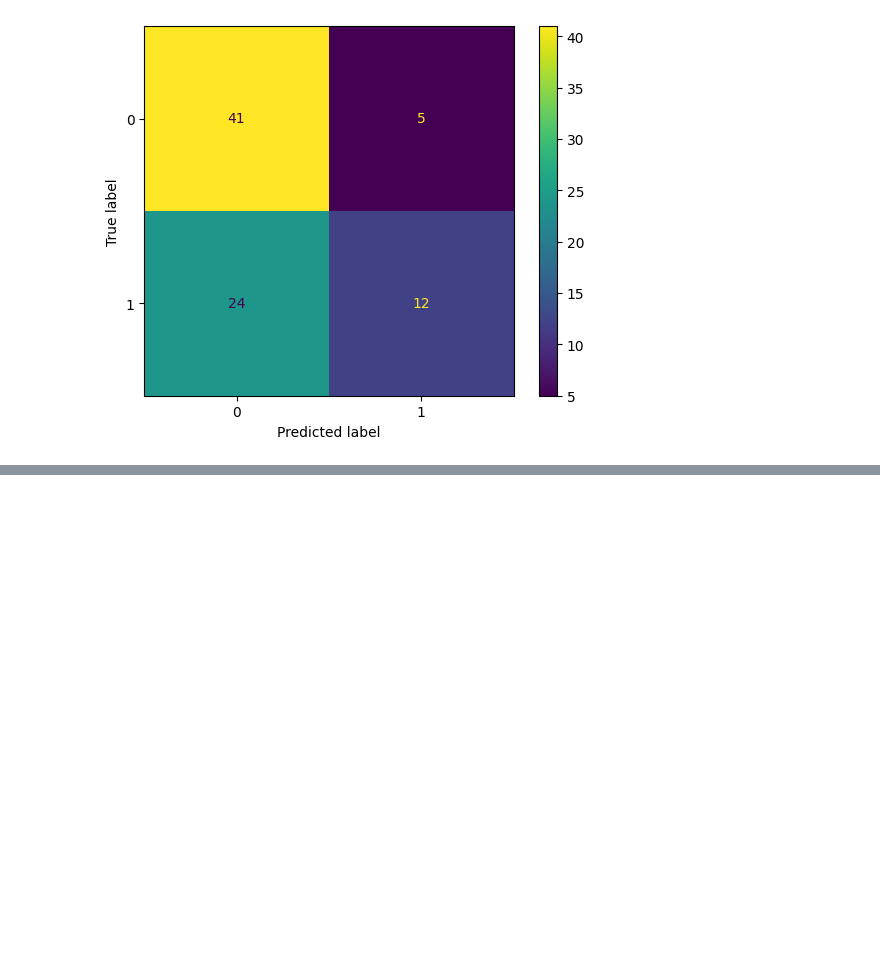
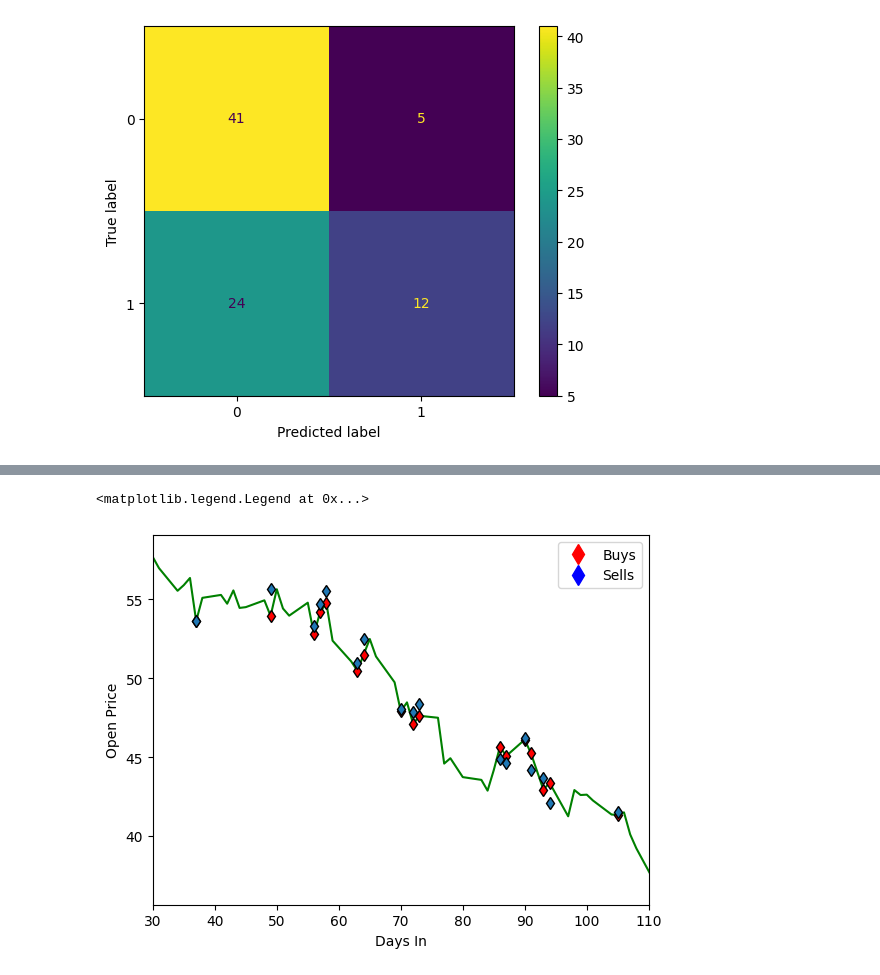
Before and after one commit to GavinlEdwards/GavinandBrady, a Jupyter notebook: final project training.ipynb, the cells around one changed output, grey strips where cells are left out. Saved outputs shown, nothing was run; the diff lists cells and outputs as text; code cells hidden in the pictures; blank space fills up the shorter version.

```diff
--- a/final project training.ipynb
+++ b/final project training.ipynb
@@ -58,0 +60,15 @@ ConfusionMatrixDisplay.from_estimator(rf, X_test, y_test)
+# %%
+markers_on
+plt.plot(AAPLtest['days_difference'],AAPLtest['Open'], '-gd', mfc = 'red',mec = 'black',markevery=markers_on)
+plt.plot(AAPLtest['days_difference'],AAPLtest['Close'], 'd', markeredgecolor='black',markevery=markers_on)
+plt.xlim([30,110])
+plt.xlabel('Days In')
+plt.ylabel('Open Price')
+buys = mlines.Line2D([], [], color='red', marker='d', linestyle='None',
+                          markersize=10, label='Buys')
+red_square = mlines.Line2D([], [], color='blue', marker='d', linestyle='None',
+                          markersize=10, label='Sells')
+plt.legend(handles=[buys, red_square])
+# %% [output]
+<matplotlib.legend.Legend at 0x...>
+[figure, added]
```
Also changed, not shown: parts of 5 cells of this notebook, 1 other file.
